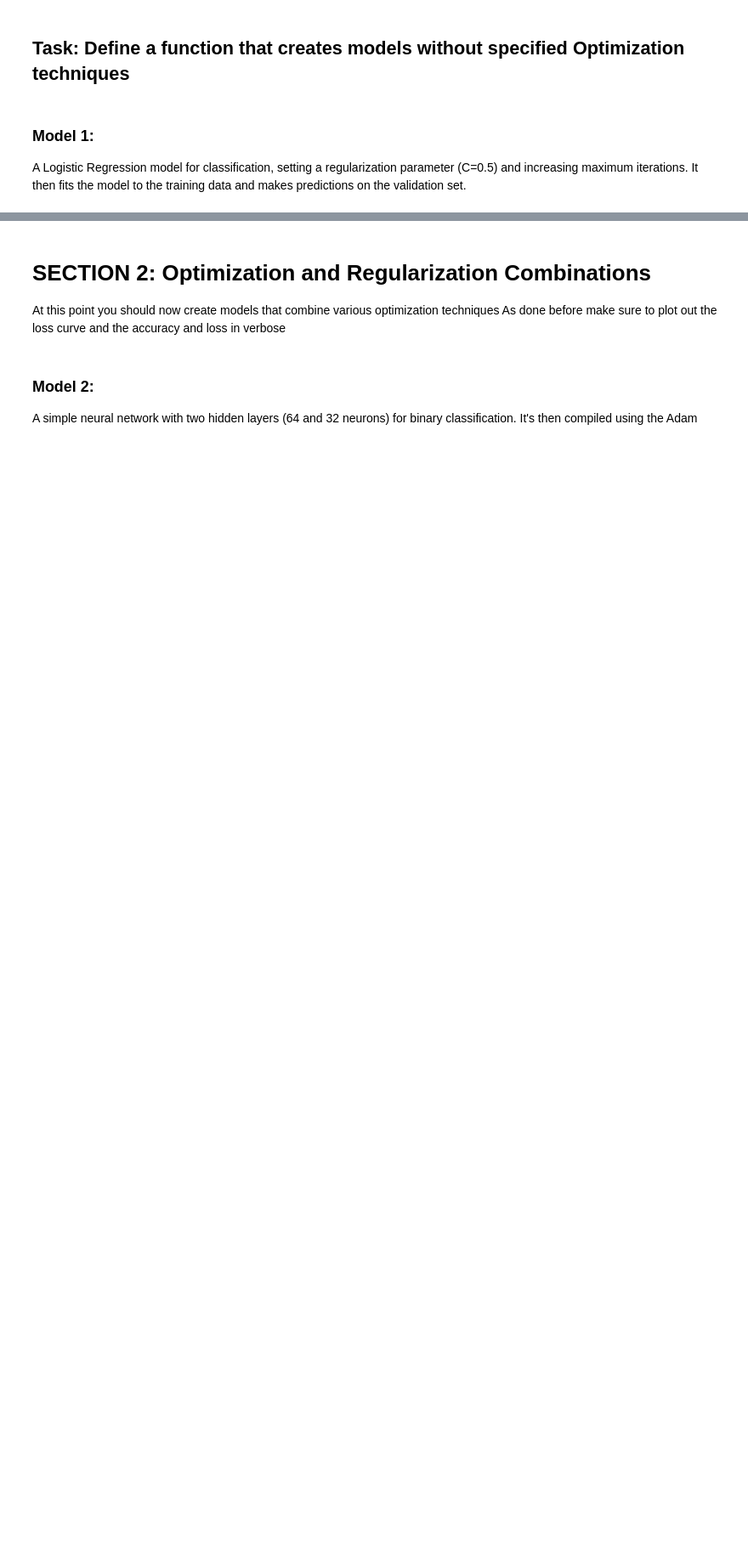
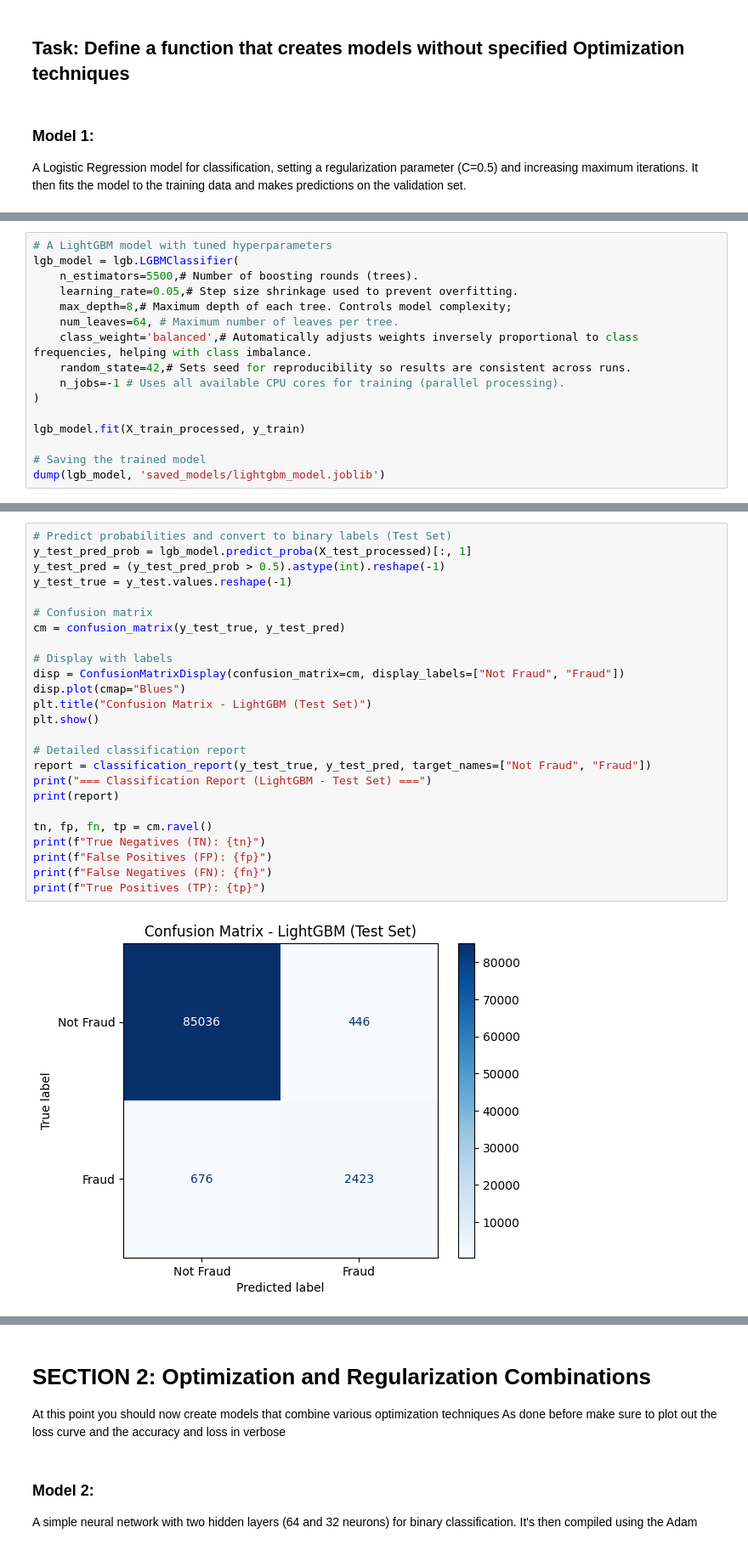
Before and after one commit to IrakizaGaius/FraudDetection, a Jupyter notebook: Summative_Intro_to_ml_[GaiusIrakiza_number]_assignment.ipynb, the cells around one changed output, grey strips where cells are left out. Shown at 85% size. Drawn from its saved outputs; the diff is of its cells as text; blank space fills up the shorter version.

```diff
--- a/Summative_Intro_to_ml_[GaiusIrakiza_number]_assignment.ipynb
+++ b/Summative_Intro_to_ml_[GaiusIrakiza_number]_assignment.ipynb
@@ -181,0 +176,16 @@ dump(log_model, 'saved_models/logistic_model.joblib')
+# %%
+# A LightGBM model with tuned hyperparameters
+lgb_model = lgb.LGBMClassifier(
+    n_estimators=5500,# Number of boosting rounds (trees).
+    learning_rate=0.05,# Step size shrinkage used to prevent overfitting.
+    max_depth=8,# Maximum depth of each tree. Controls model complexity;
+    num_leaves=64, # Maximum number of leaves per tree.
+    class_weight='balanced',# Automatically adjusts weights inversely proportional to class frequencies, helping with class imbalance.
+    random_state=42,# Sets seed for reproducibility so results are consistent across runs.
+    n_jobs=-1 # Uses all available CPU cores for training (parallel processing).
+)
+
+lgb_model.fit(X_train_processed, y_train)
+
+# Saving the trained model
+dump(lgb_model, 'saved_models/lightgbm_model.joblib')
@@ -181,0 +213,27 @@ dump(log_model, 'saved_models/logistic_model.joblib')
+# %%
+# Predict probabilities and convert to binary labels (Test Set)
+y_test_pred_prob = lgb_model.predict_proba(X_test_processed)[:, 1]
+y_test_pred = (y_test_pred_prob > 0.5).astype(int).reshape(-1)
+y_test_true = y_test.values.reshape(-1)
+
+# Confusion matrix
+cm = confusion_matrix(y_test_true, y_test_pred)
+
+# Display with labels
+disp = ConfusionMatrixDisplay(confusion_matrix=cm, display_labels=["Not Fraud", "Fraud"])
+disp.plot(cmap="Blues")
+plt.title("Confusion Matrix - LightGBM (Test Set)")
+plt.show()
+
+# Detailed classification report
+report = classification_report(y_test_true, y_test_pred, target_names=["Not Fraud", "Fraud"])
+print("=== Classification Report (LightGBM - Test Set) ===")
+print(report)
+
+tn, fp, fn, tp = cm.ravel()
+print(f"True Negatives (TN): {tn}")
+print(f"False Positives (FP): {fp}")
+print(f"False Negatives (FN): {fn}")
+print(f"True Positives (TP): {tp}")
+# %% [output]
+[figure, added]
```
Also changed, not shown: parts of 18 cells of this notebook, 5 other files.
